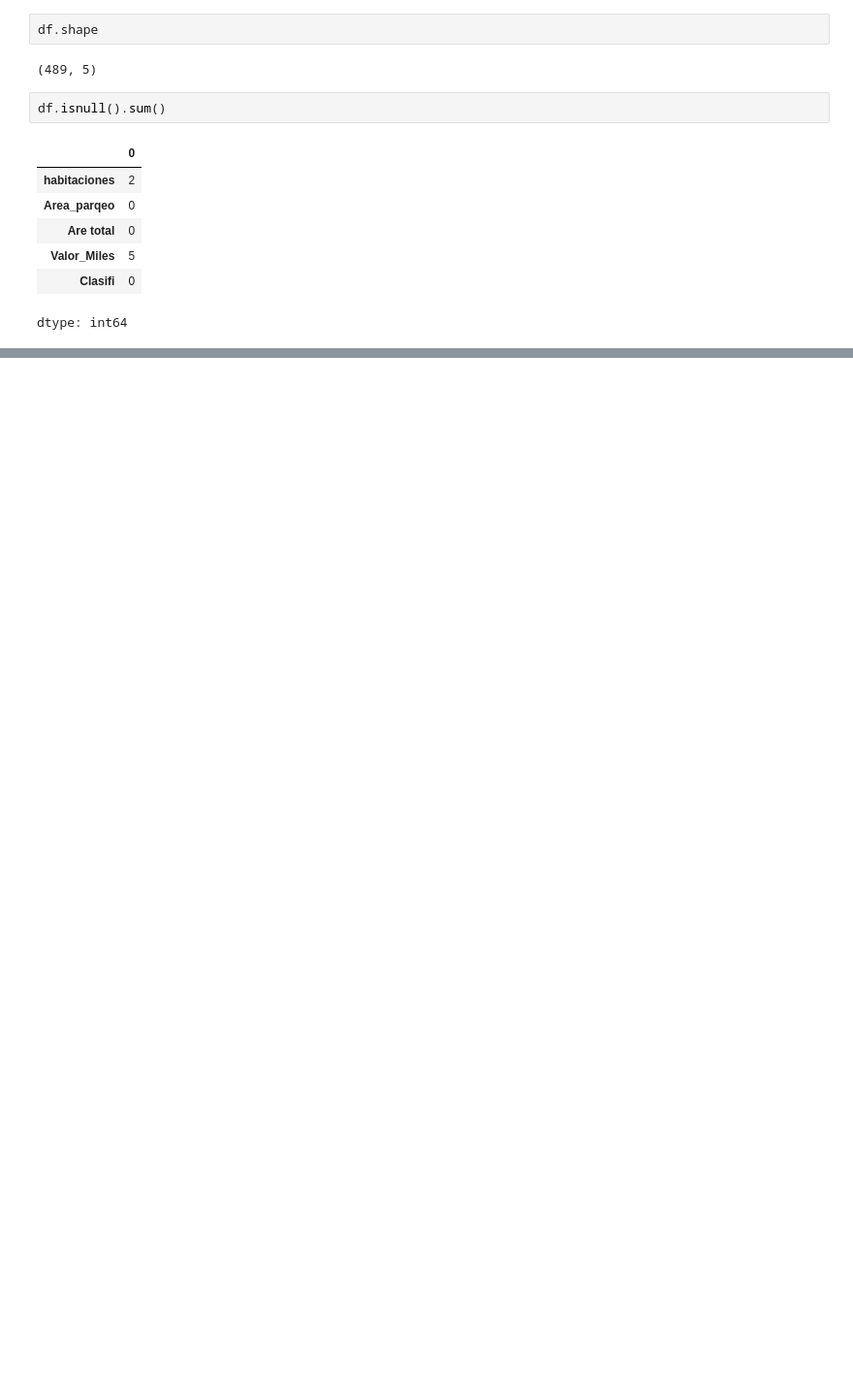
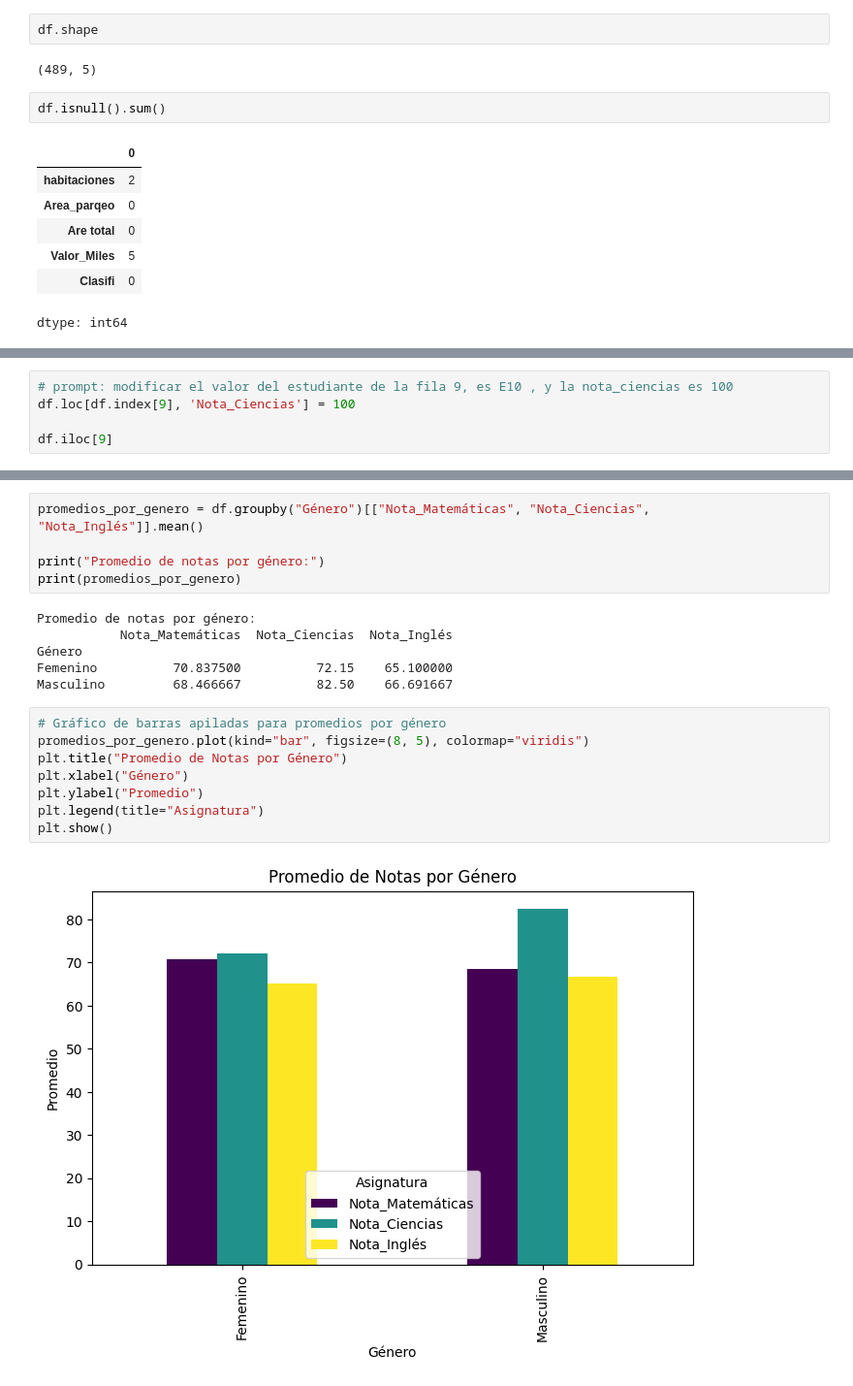
Before and after one commit to mbarragan744/clase-IA, a Jupyter notebook: EDA.ipynb, the cells around one changed output, grey strips where cells are left out. Shown at 97% size. Cells and saved outputs as stored; diff of their text form; blank space fills up the shorter version.

```diff
--- a/EDA.ipynb
+++ b/EDA.ipynb
@@ -159,0 +413,5 @@ dtype: int64
+# %%
+# prompt: modificar el valor del estudiante de la fila 9, es E10 , y la nota_ciencias es 100
+df.loc[df.index[9], 'Nota_Ciencias'] = 100
+
+df.iloc[9]
@@ -159,0 +460,21 @@ dtype: int64
+# %%
+promedios_por_genero = df.groupby("Género")[["Nota_Matemáticas", "Nota_Ciencias", "Nota_Inglés"]].mean()
+
+print("Promedio de notas por género:")
+print(promedios_por_genero)
+# %% [output]
+Promedio de notas por género:
+           Nota_Matemáticas  Nota_Ciencias  Nota_Inglés
+Género
+Femenino          70.837500          72.15    65.100000
+Masculino         68.466667          82.50    66.691667
+# %%
+# Gráfico de barras apiladas para promedios por género
+promedios_por_genero.plot(kind="bar", figsize=(8, 5), colormap="viridis")
+plt.title("Promedio de Notas por Género")
+plt.xlabel("Género")
+plt.ylabel("Promedio")
+plt.legend(title="Asignatura")
+plt.show()
+# %% [output]
+[figure, added]
```
Also changed, not shown: parts of 31 cells of this notebook.
